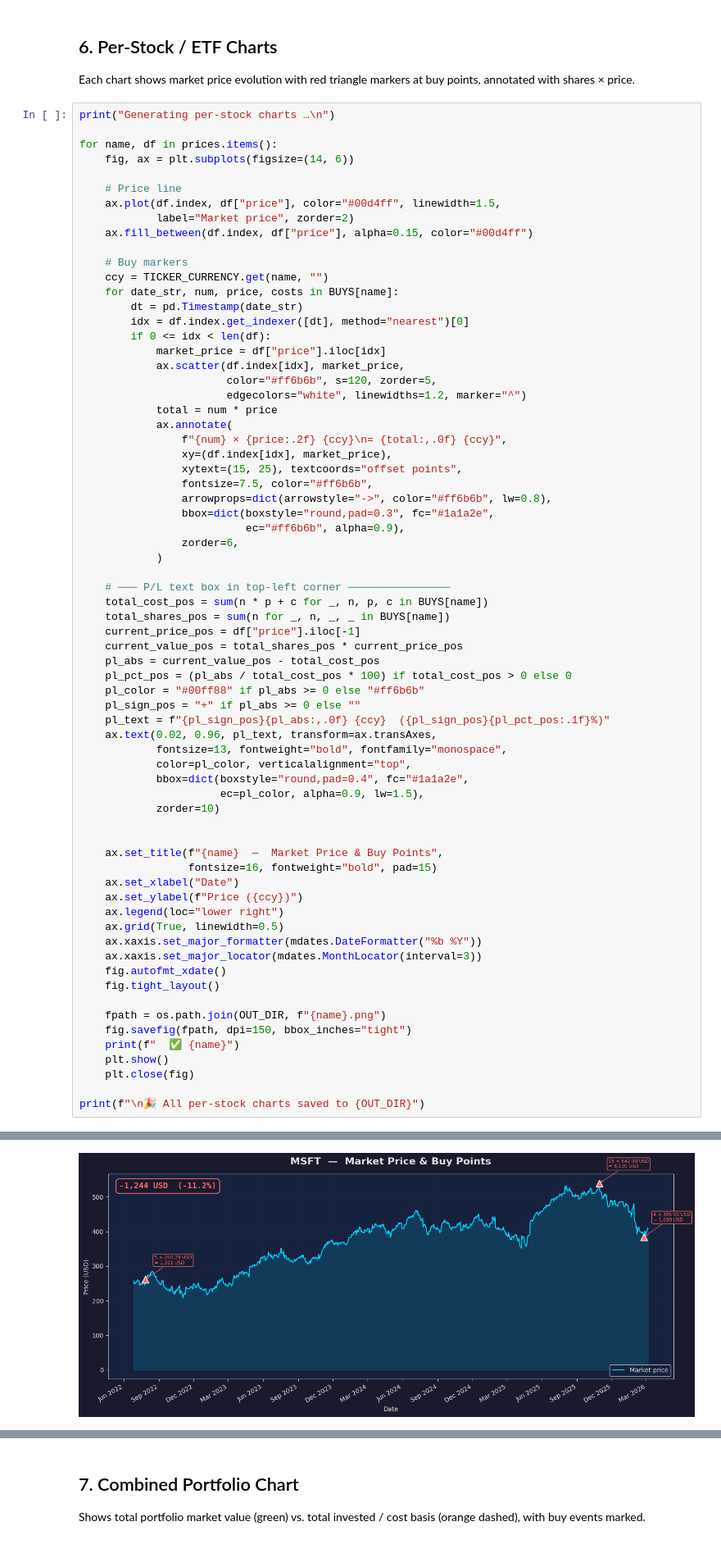
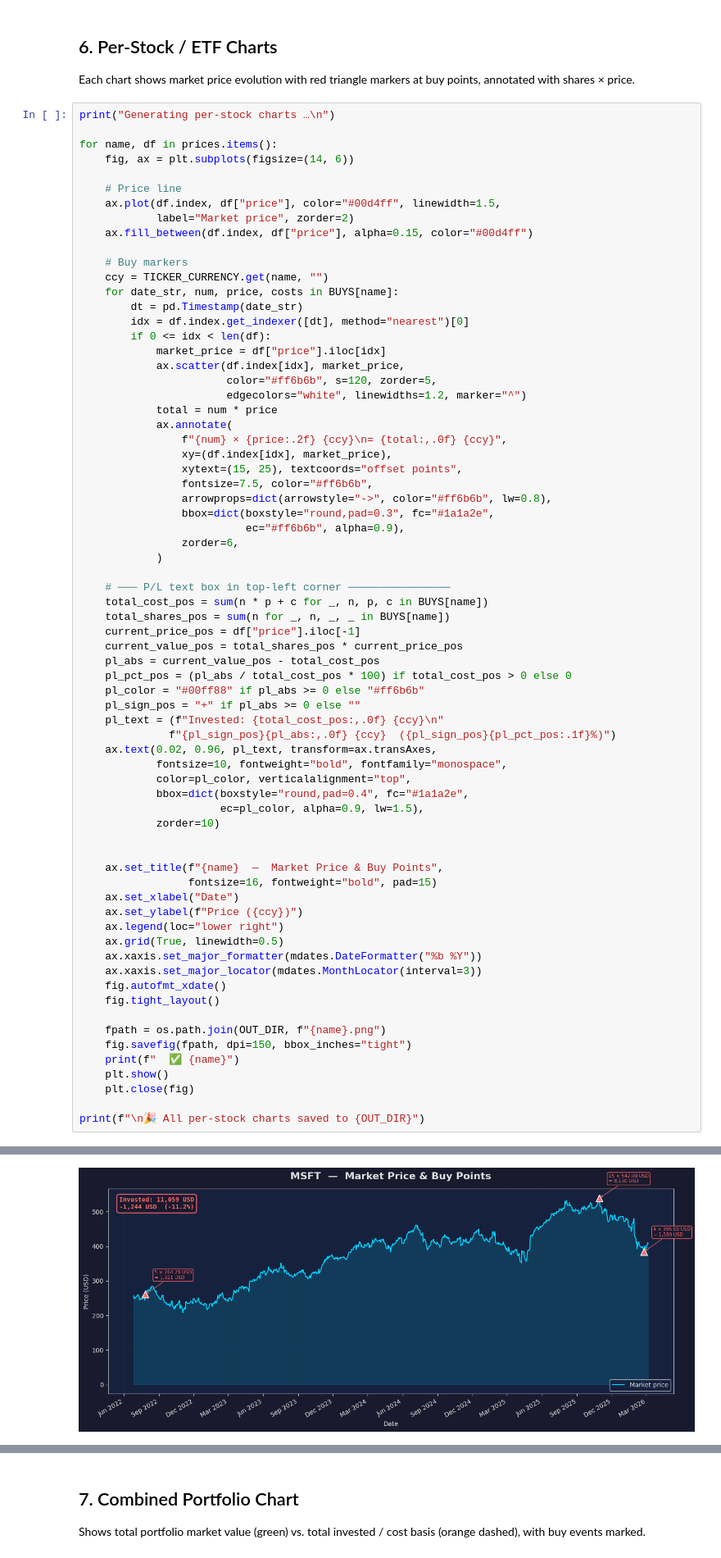
Before and after one commit to barrynauta/portefee, a Jupyter notebook: portefee.ipynb, the cells around one changed output, grey strips where cells are left out. Shown at 82% size. Drawn from its saved outputs; the diff is of its cells as text.

```diff
--- a/portefee.ipynb
+++ b/portefee.ipynb
@@ -224,36 +224,37 @@ for name, df in prices.items():
     pl_pct_pos = (pl_abs / total_cost_pos * 100) if total_cost_pos > 0 else 0
     pl_color = "#00ff88" if pl_abs >= 0 else "#ff6b6b"
     pl_sign_pos = "+" if pl_abs >= 0 else ""
-    pl_text = f"{pl_sign_pos}{pl_abs:,.0f} {ccy}  ({pl_sign_pos}{pl_pct_pos:.1f}%)"
+    pl_text = (f"Invested: {total_cost_pos:,.0f} {ccy}\n"
+              f"{pl_sign_pos}{pl_abs:,.0f} {ccy}  ({pl_sign_pos}{pl_pct_pos:.1f}%)")
     ax.text(0.02, 0.96, pl_text, transform=ax.transAxes,
-            fontsize=13, fontweight="bold", fontfamily="monospace",
+            fontsize=10, fontweight="bold", fontfamily="monospace",
             color=pl_color, verticalalignment="top",
             bbox=dict(boxstyle="round,pad=0.4", fc="#1a1a2e",
                       ec=pl_color, alpha=0.9, lw=1.5),
             zorder=10)
 
 
     ax.set_title(f"{name}  —  Market Price & Buy Points",
                  fontsize=16, fontweight="bold", pad=15)
     ax.set_xlabel("Date")
     ax.set_ylabel(f"Price ({ccy})")
     ax.legend(loc="lower right")
     ax.grid(True, linewidth=0.5)
     ax.xaxis.set_major_formatter(mdates.DateFormatter("%b %Y"))
     ax.xaxis.set_major_locator(mdates.MonthLocator(interval=3))
     fig.autofmt_xdate()
     fig.tight_layout()
 
     fpath = os.path.join(OUT_DIR, f"{name}.png")
     fig.savefig(fpath, dpi=150, bbox_inches="tight")
     print(f"  ✅ {name}")
     plt.show()
     plt.close(fig)
 
 print(f"\n🎉 All per-stock charts saved to {OUT_DIR}")
 # %% [output]
 Generating per-stock charts …
 
   ✅ MSFT
-[figure, old version]
+[figure, new version]
   ✅ GOOGL
```
Also changed, not shown: parts of 2 cells of this notebook.
